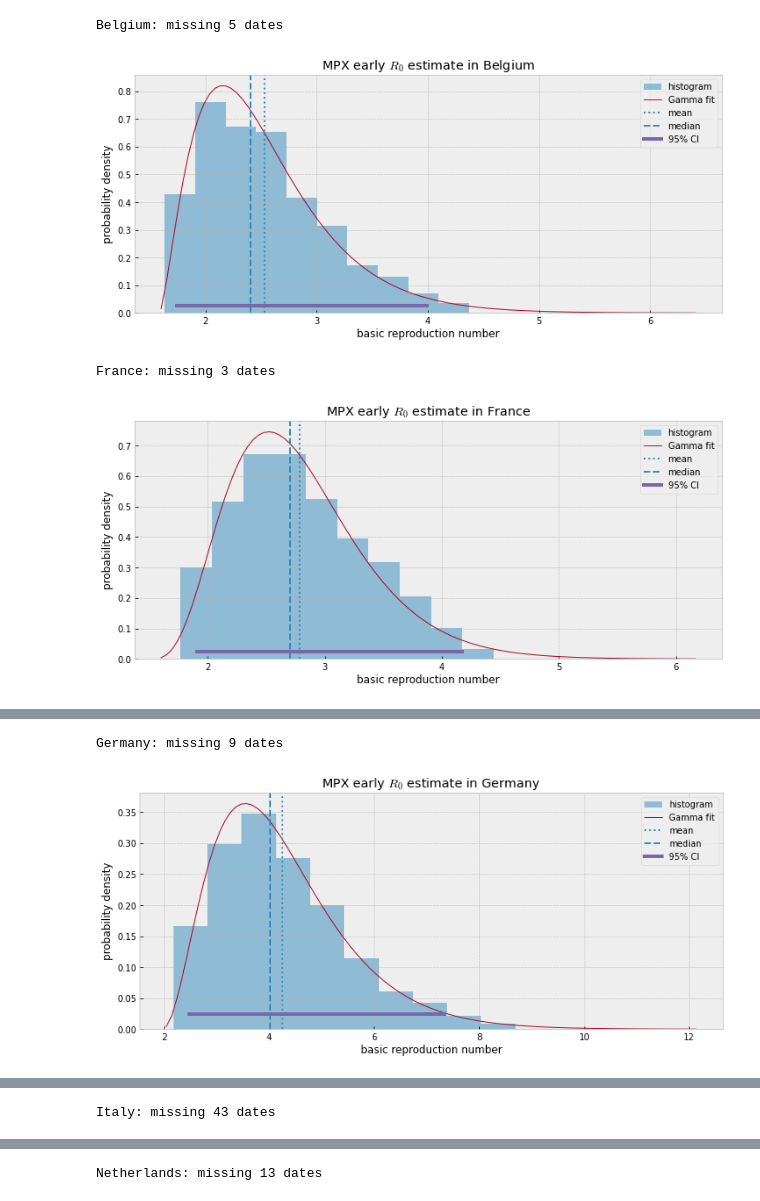
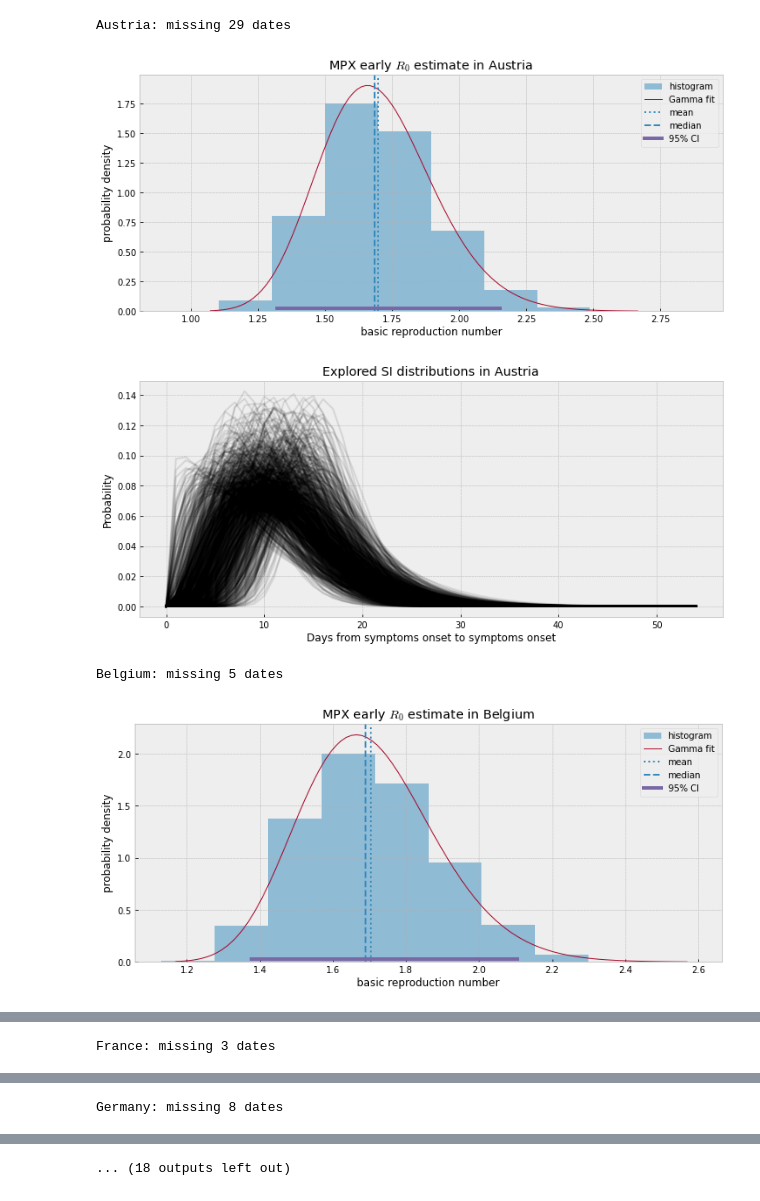
Before and after one commit to maxdevblock/Monkeypox_R0_Europe, a Jupyter notebook: R0_EU.ipynb, the cells around one changed output, grey strips where cells are left out. Cells and saved outputs as stored; diff of their text form; code cells hidden in the pictures.

```diff
--- a/R0_EU.ipynb
+++ b/R0_EU.ipynb
@@ -41,7 +42,8 @@ DATA = {
     "1st cases": [],
     "max incidence": [],
     "missing dates": [],
-    "length": []
+    "length": [],
+    "max_date": [],
 }
 
 for c in df.Country.unique():
@@ -75,7 +77,8 @@ for c in df.Country.unique():
         WARNINGS["missing dates"].append("")
 
     WARNINGS["length"].append("")
-    DATA["length"].append(0)
+    DATA["length"].append(np.NaN)
+    DATA["max_date"].append(np.datetime64('NaT'))
 # %%
 WARNINGS = pd.DataFrame(WARNINGS)
 DATA = pd.DataFrame(DATA)
@@ -243,6 +395,9 @@ def estimate_R0(incidence, country, T=28,
     # define incidence time window
     I = incidence.Cases[:T+1]
 
+    # explored SI
+    SIs = []
+
     # method
     # define mu parameters for Truncated Normal distribution
     mu_mu = (muUp+muLo)/2
@@ -264,7 +419,7 @@ def estimate_R0(incidence, country, T=28,
         mu_sd.append([mu_r, sd_r[0]])
     mu_sd = np.array(mu_sd)
     # init R0 array
-    R = []
+    R = np.array([])
     # alpha posterior
     a = 1 + np.sum(I[1:])
     # loop through (mu,sd) pairs
@@ -275,6 +430,7 @@ def estimate_R0(incidence, country, T=28,
         _dis_y = _dis.pdf(np.arange(0,T+1))
         # normalize SI distribution to sum to 1
         _dis_y /= _dis_y.sum()
+        SIs.append({"x": np.arange(0,T+1), "y": _dis_y})
         # definition of w
         _w = _dis_y
         # beta prior
@@ -286,10 +442,10 @@ def estimate_R0(incidence, country, T=28,
             b += np.sum(lam)
         # R0 posterior
         R_dis = sps.gamma(a=a, scale=1/b)
-        R.append(R_dis.mean())
+        R = np.concatenate([R, R_dis.rvs(1000)])
 
     # TODO: R > DataFrame with mean, median, mode, .99, .95, .90, .50 CI intervals (+ HDI ?)
-    return {"samples": R, "stats": R0_posterior(R, credible_intervals)}
+    return {"samples": R, "stats": R0_posterior(R, credible_intervals), "explored_SI": SIs}
 # %%
 RR = None
 Rs = []
@@ -304,41 +460,54 @@ for country in countries:
     if missing_dates_num:
         I = _df.resample("D").mean().interpolate(method="pchip")
         I["Cases"] = np.ceil(I.Cases).astype(int)
+    else:
+        I = _df
 
     R = estimate_R0(
         I, country,
-        T=DATA.loc[DATA.country==country, "length"].values[0],
+        T=int(DATA.loc[DATA.country==country, "length"].values[0]),
         muLo=7.55, muUp=17.29,
         sdLo=2.88, sdUp=7.26
     )
     if RR is None:
         RR = R["stats"]
     else:
         RR = pd.concat([RR, R["stats"]])
     Rs = np.concatenate([Rs, R["samples"]])
 
     a, loc, scale = sps.gamma.fit(R["samples"])
     R_dis = sps.gamma(a=a, loc=loc, scale=scale)
     R_x = np.linspace(R_dis.ppf(.0001), R_dis.ppf(.9999), 100)
     R_y = R_dis.pdf(R_x)
 
     with plt.style.context("bmh"):
         fig, ax = plt.subplots(figsize=(12, 5))
         plt.hist(R["samples"], alpha=.5, density=True, label="histogram")
         plt.plot(R_x, R_y, lw=1, label="Gamma fit")
         plt.axvline(R_dis.mean(), ls=":", label="mean")
         plt.axvline(R_dis.median(), ls="--", label="median")
         R_lo = R_dis.ppf(.025)
         R_up = R_dis.ppf(.975)
         plt.plot([R_lo, R_up], [.025, .025], lw=4, label="95% CI")
         plt.legend()
         plt.title(f"MPX early $R_0$ estimate in {country}")
         plt.xlabel("basic reproduction number")
         plt.ylabel("probability density")
         fig.savefig(f"plots/figure2/R0 {country}.pdf", bbox_inches="tight")
         plt.show()
+
+    with plt.style.context("bmh"):
+        fig, ax = plt.subplots(figsize=(12, 5))
+        for SI in R["explored_SI"]:
+            plt.plot(SI["x"], SI["y"], "k", alpha=.1)
+        plt.title(f"Explored SI distributions in {country}")
+        plt.xlabel("Days from symptoms onset to symptoms onset")
+        plt.ylabel("Probability")
+        fig.savefig(f"plots/figure3/SI_{country}.pdf", bbox_inches="tight")
+        plt.show()
 # %% [output]
-Belgium: missing 5 dates
+Austria: missing 29 dates
-[figure, old version]
+[figure, new version]
+[figure, new version]
-France: missing 3 dates
+Belgium: missing 5 dates
-[figure, old version]
+[figure, new version]
@@ -345,2 +515 @@ France: missing 3 dates
-Germany: missing 9 dates
+France: missing 3 dates
-[figure, old version]
@@ -347 +518 @@ Germany: missing 9 dates
-Italy: missing 43 dates
+Germany: missing 8 dates
@@ -349 +521 @@ Italy: missing 43 dates
-Netherlands: missing 13 dates
+... (18 outputs left out)
```
Also changed, not shown: parts of 30 cells of this notebook, 45 other files.
